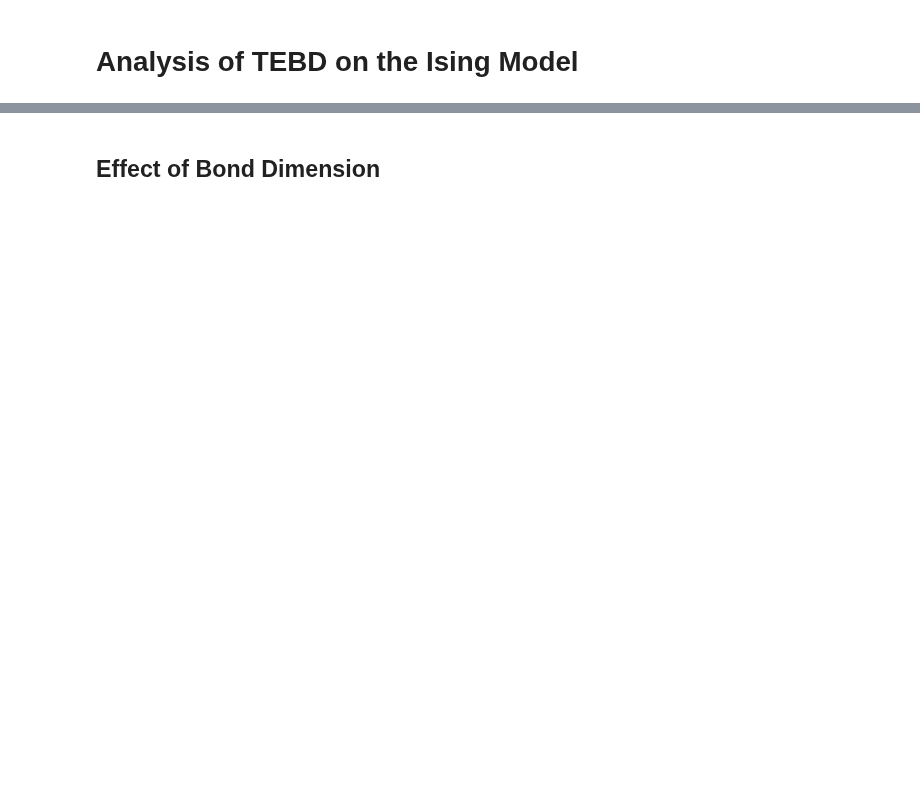
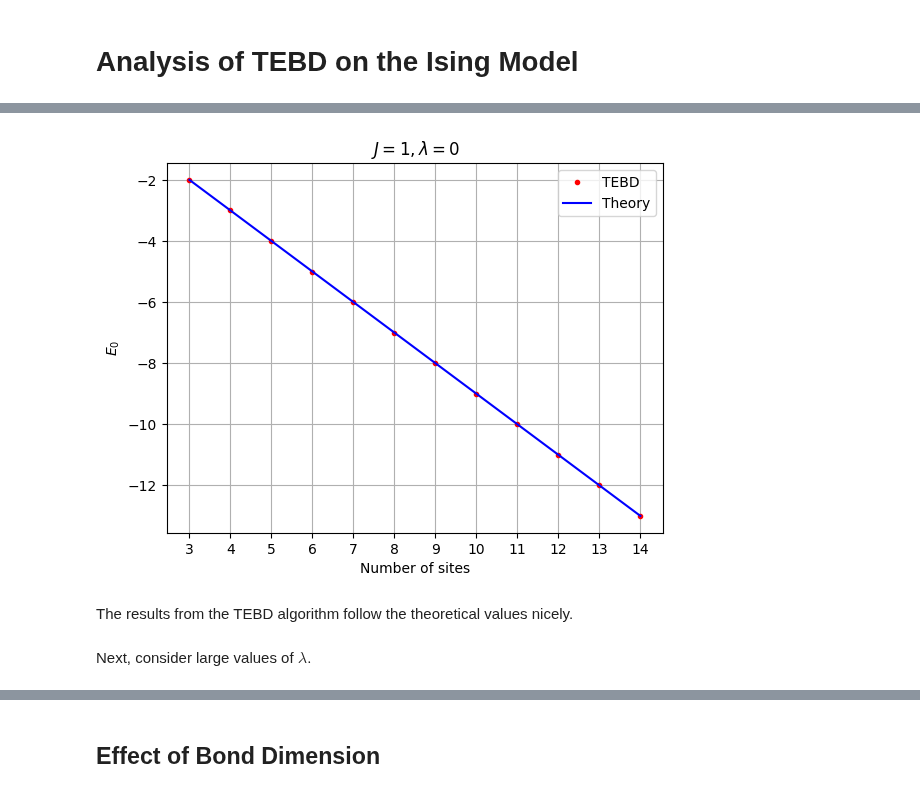
Before and after one commit to jchryssanthacopoulos/quantum_information, a Jupyter notebook: final_project/notebooks/ising_analysis.ipynb, the cells around one changed output, grey strips where cells are left out. Cells and saved outputs as stored; diff of their text form; code cells hidden in the pictures; blank space fills up the shorter version.

```diff
--- a/final_project/notebooks/ising_analysis.ipynb
+++ b/final_project/notebooks/ising_analysis.ipynb
@@ -50,0 +39,26 @@ def run_tebd_ising(
+# %%
+Ns = range(3, 15)
+# %%
+energies_theor = [-N + 1 for N in Ns]
+# %%
+energies_N = np.zeros(len(Ns))
+
+for i, N in enumerate(Ns):
+    energies, _ = run_tebd_ising(N, print_to_stdout=False)
+    energies_N[i] = energies[-1]
+# %%
+plt.plot(Ns, energies_N, 'ro', markersize=3, label="TEBD")
+plt.plot(Ns, energies_theor, "b-", label="Theory")
+plt.xlabel("Number of sites")
+plt.ylabel("$E_0$")
+plt.xticks(Ns)
+plt.legend()
+plt.title("$J = 1, \lambda=0$")
+plt.grid()
+plt.savefig('../figures/energy_vs_N_lambda_0.png', bbox_inches='tight', dpi=300);
+# %% [output]
+[figure, added]
+# %% [markdown]
+The results from the TEBD algorithm follow the theoretical values nicely.
+# %% [markdown]
+Next, consider large values of $\lambda$.
```
Also changed, not shown: parts of 42 cells of this notebook, 21 other files.
